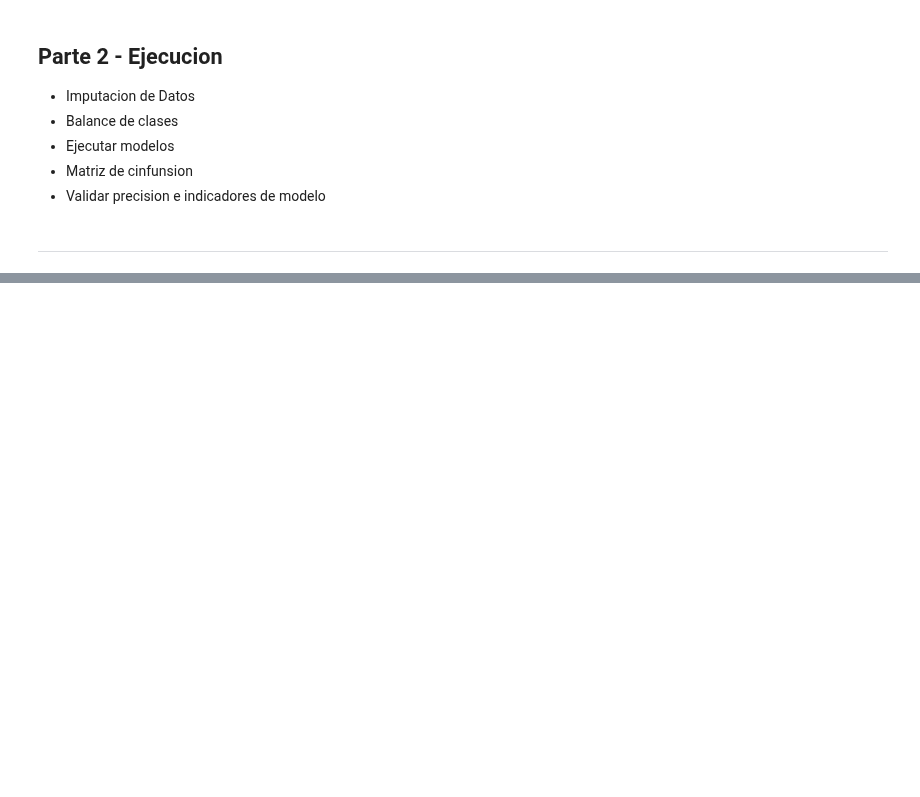
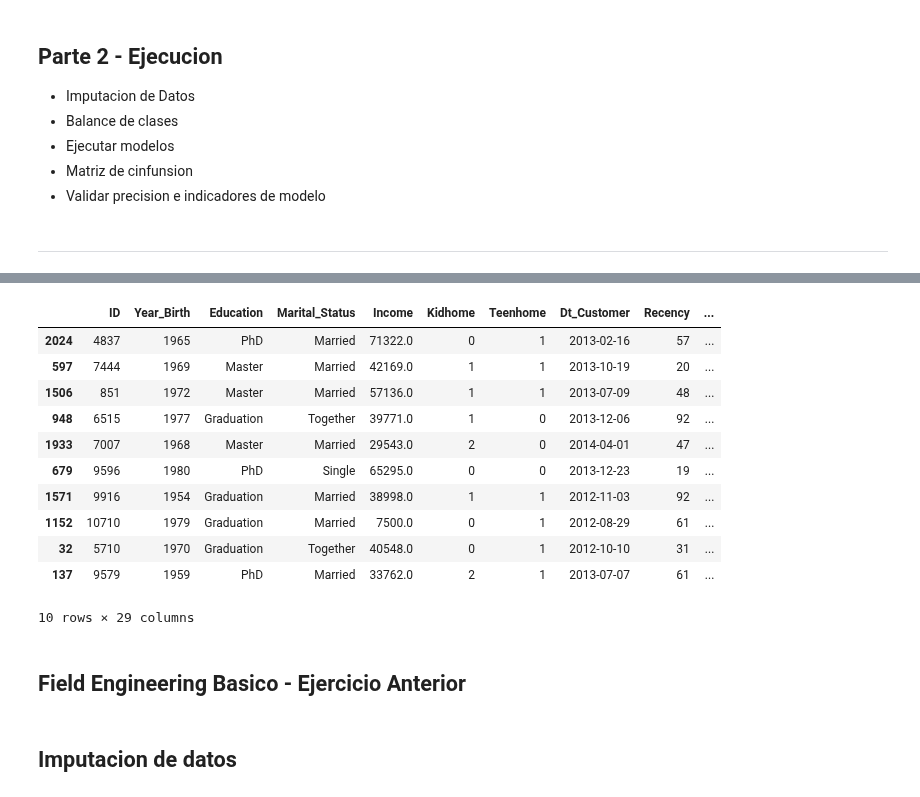
Before and after one commit to BryanHs20/Python-para-Data-Analyst, a Jupyter notebook: Python Avanzado/Machine Learning/Machine Learning.ipynb, the cells around one changed output, grey strips where cells are left out. Cells and saved outputs as stored; diff of their text form; code cells hidden in the pictures; blank space fills up the shorter version.

```diff
--- a/Python Avanzado/Machine Learning/Machine Learning.ipynb
+++ b/Python Avanzado/Machine Learning/Machine Learning.ipynb
@@ -462,0 +478,18 @@ x_train.head(5)
+# %%
+df = pd.read_csv('../../../Archivos-Analisis/files-practrica-m41/marketing_campaign.csv', sep=';')
+df.sample(10)
+# %% [output]
+|  | ID | Year_Birth | Education | Marital_Status | Income | Kidhome | Teenhome | Dt_Customer | Recency | ... |
+| 2024 | 4837 | 1965 | PhD | Married | 71322.0 | 0 | 1 | 2013-02-16 | 57 | ... |
+| 597 | 7444 | 1969 | Master | Married | 42169.0 | 1 | 1 | 2013-10-19 | 20 | ... |
+| 1506 | 851 | 1972 | Master | Married | 57136.0 | 1 | 1 | 2013-07-09 | 48 | ... |
+| 948 | 6515 | 1977 | Graduation | Together | 39771.0 | 1 | 0 | 2013-12-06 | 92 | ... |
+| 1933 | 7007 | 1968 | Master | Married | 29543.0 | 2 | 0 | 2014-04-01 | 47 | ... |
+| 679 | 9596 | 1980 | PhD | Single | 65295.0 | 0 | 0 | 2013-12-23 | 19 | ... |
+| 1571 | 9916 | 1954 | Graduation | Married | 38998.0 | 1 | 1 | 2012-11-03 | 92 | ... |
+| 1152 | 10710 | 1979 | Graduation | Married | 7500.0 | 0 | 1 | 2012-08-29 | 61 | ... |
+| 32 | 5710 | 1970 | Graduation | Together | 40548.0 | 0 | 1 | 2012-10-10 | 31 | ... |
+| 137 | 9579 | 1959 | PhD | Married | 33762.0 | 2 | 1 | 2013-07-07 | 61 | ... |
+10 rows × 29 columns
+# %% [markdown]
+## Field Engineering Basico - Ejercicio Anterior
@@ -462,0 +500,2 @@ x_train.head(5)
+# %% [markdown]
+## Imputacion de datos
```
Also changed, not shown: parts of 51 cells of this notebook, 1 other file.
